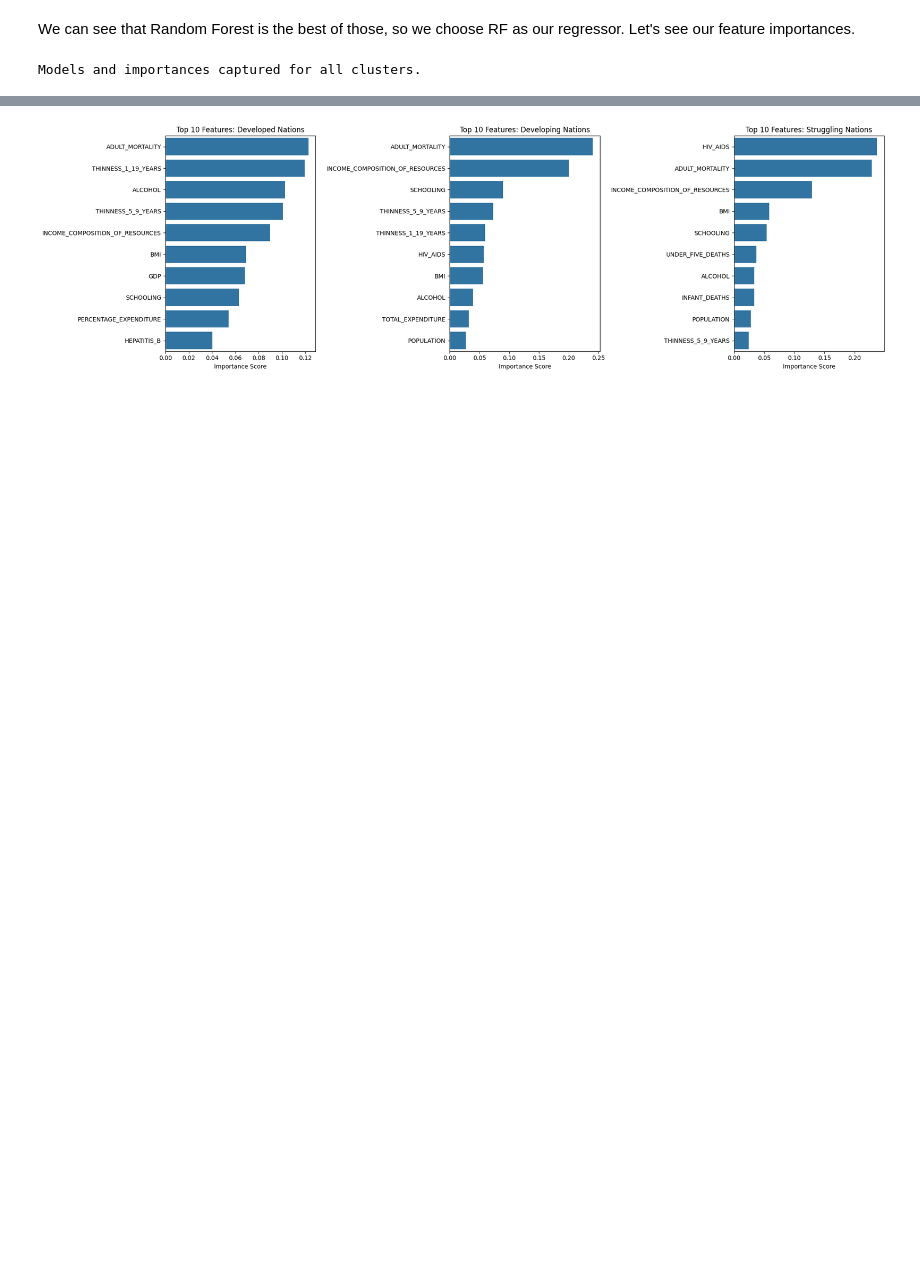
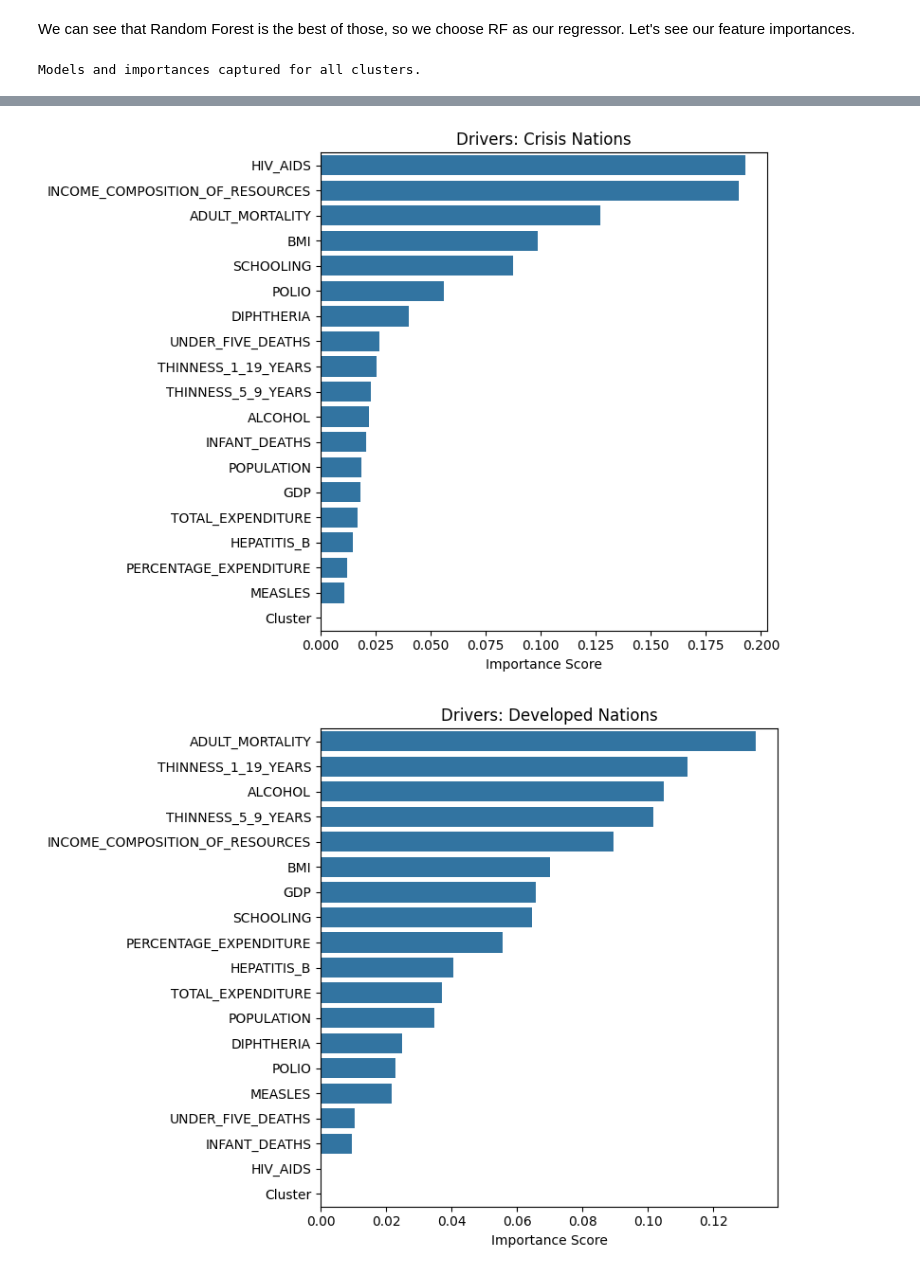
Before and after one commit to egeundenis/life-expectancy-project, a Jupyter notebook: project.ipynb, the cells around one changed output, grey strips where cells are left out. Cells and saved outputs as stored; diff of their text form; code cells hidden in the pictures; blank space fills up the shorter version.

```diff
--- a/project.ipynb
+++ b/project.ipynb
@@ -459,5 +459,5 @@ Looks like the best k is k = 3, after 6, it falls much quicker and doesn't reall
 # %%
-k_opt = 3
+k_opt = 4
 kmeans = KMeans(n_clusters=k_opt, random_state=42)
 clusters = kmeans.fit_predict(X_scaled)
 
@@ -504,9 +506,10 @@ plt.show()
 **2** -> "Advanced Developed"
 # %%
 cluster_names = {
-    0: "Struggling Nations",
+    0: "Underdeveloped Nations",
     1: "Developed Nations",
-    2: "Developing Nations",
+    2: "Emerging Nations",
+    3: "Crisis Nations"
 }
 
 df["CLUSTER_NAME"] = df["Cluster"].map(cluster_names)
@@ -662,13 +675,13 @@ for cl in clusters:
     )
 
     rf = RandomForestRegressor(
-        n_estimators=300,
+        n_estimators=400,
         max_depth=None,
         min_samples_split=2,
         min_samples_leaf=1,
         max_features="sqrt",
         n_jobs=-1,
-        random_state=42
+        random_state=4231
     )
 
     rf.fit(X_train, y_train)
@@ -681,6 +694,7 @@ for cl in clusters:
         rf.feature_importances_, index=features
     ).sort_values(ascending=False)
 
+
 print("Models and importances captured for all clusters.")
 # %% [output]
 Models and importances captured for all clusters.
@@ -692,11 +706,11 @@ for i, cl in enumerate(clusters):
     X_cl = d[features]
     y_cl = d[target]
 
-    rf = cluster_models[cl]  # <-- correct model
+    rf = cluster_models[cl]
     y_pred = rf.predict(X_cl)
     residuals = y_cl - y_pred
 
-    plt.subplot(1, 3, i + 1)
+    plt.subplot(1, 4, i + 1)
     sns.scatterplot(x=y_pred, y=residuals, alpha=0.5)
     plt.axhline(0, linestyle="--")
     plt.title(f"Residuals: {cl}")
@@ -710,33 +724,26 @@ plt.show()
 # %%
-
-# Setting up the figure - adjusting size to fit side-by-side plots
-num_clusters = len(clusters)
-fig, axes = plt.subplots(1, num_clusters, figsize=(20, 6), sharey=False)
-
-# Ensure axes is an array even if there is only 1 cluster
-if num_clusters == 1:
-    axes = [axes]
-
-for i, cl in enumerate(clusters):
+for cl in clusters:
     # 1. Get the specific model for this cluster
     rf_model = cluster_models[cl]
 
     # 2. Get the feature importance scores
     importances = rf_model.feature_importances_
 
     # 3. Create a DataFrame and take only the Top 10
     feat_imp_df = pd.DataFrame({
         'Feature': features,
         'Importance': importances
     }).sort_values(by='Importance', ascending=False)
 
-    # 4. Plotting
-    sns.barplot(ax=axes[i], x='Importance', y='Feature', data=feat_imp_df)
-    axes[i].set_title(f'Top 10 Features: {cl}')
-    axes[i].set_xlabel('Importance Score')
-    axes[i].set_ylabel('')
+    # 4. Create a new figure for each cluster
+    plt.figure(figsize=(8, 6))
+    sns.barplot(x='Importance', y='Feature', data=feat_imp_df)
 
-plt.tight_layout()
-plt.show()
+    plt.title(f'Drivers: {cl}')
+    plt.xlabel('Importance Score')
+    plt.ylabel('')
+    plt.tight_layout()
+    plt.show()
 # %% [output]
-[figure, old version]
+[figure, new version]
+[figure, added]
```
Also changed, not shown: parts of 8 cells of this notebook.
